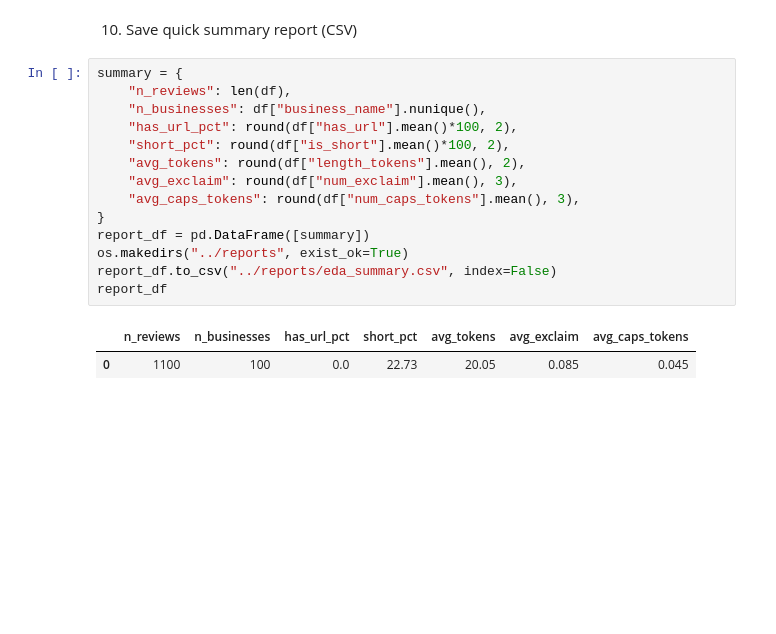
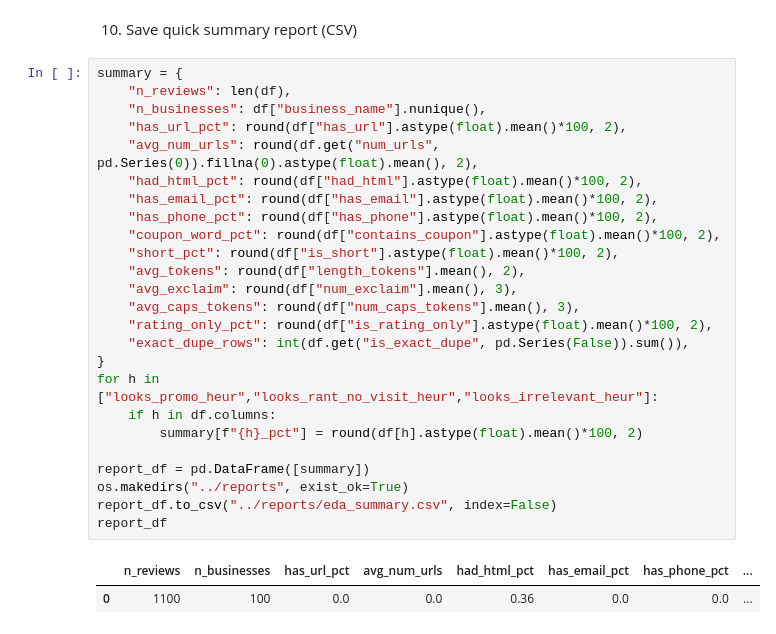
Before and after one commit to popova-mariia/tiktok-techjam-2025, a Jupyter notebook: notebooks/01_eda.ipynb, the cells around one changed output. Drawn from its saved outputs; the diff is of its cells as text; blank space fills up the shorter version.

```diff
--- a/notebooks/01_eda.ipynb
+++ b/notebooks/01_eda.ipynb
@@ -352,17 +447,28 @@ if df["has_url"].sum() > 0:
 # %%
 summary = {
     "n_reviews": len(df),
     "n_businesses": df["business_name"].nunique(),
-    "has_url_pct": round(df["has_url"].mean()*100, 2),
-    "short_pct": round(df["is_short"].mean()*100, 2),
+    "has_url_pct": round(df["has_url"].astype(float).mean()*100, 2),
+    "avg_num_urls": round(df.get("num_urls", pd.Series(0)).fillna(0).astype(float).mean(), 2),
+    "had_html_pct": round(df["had_html"].astype(float).mean()*100, 2),
+    "has_email_pct": round(df["has_email"].astype(float).mean()*100, 2),
+    "has_phone_pct": round(df["has_phone"].astype(float).mean()*100, 2),
+    "coupon_word_pct": round(df["contains_coupon"].astype(float).mean()*100, 2),
+    "short_pct": round(df["is_short"].astype(float).mean()*100, 2),
     "avg_tokens": round(df["length_tokens"].mean(), 2),
     "avg_exclaim": round(df["num_exclaim"].mean(), 3),
     "avg_caps_tokens": round(df["num_caps_tokens"].mean(), 3),
+    "rating_only_pct": round(df["is_rating_only"].astype(float).mean()*100, 2),
+    "exact_dupe_rows": int(df.get("is_exact_dupe", pd.Series(False)).sum()),
 }
+for h in ["looks_promo_heur","looks_rant_no_visit_heur","looks_irrelevant_heur"]:
+    if h in df.columns:
+        summary[f"{h}_pct"] = round(df[h].astype(float).mean()*100, 2)
+
 report_df = pd.DataFrame([summary])
 os.makedirs("../reports", exist_ok=True)
 report_df.to_csv("../reports/eda_summary.csv", index=False)
 report_df
 # %% [output]
-|  | n_reviews | n_businesses | has_url_pct | short_pct | avg_tokens | avg_exclaim | avg_caps_tokens |
-| 0 | 1100 | 100 | 0.0 | 22.73 | 20.05 | 0.085 | 0.045 |
+|  | n_reviews | n_businesses | has_url_pct | avg_num_urls | had_html_pct | has_email_pct | has_phone_pct | ... |
+| 0 | 1100 | 100 | 0.0 | 0.0 | 0.36 | 0.0 | 0.0 | ... |
```
Also changed, not shown: parts of 9 cells of this notebook, 1 other file.
